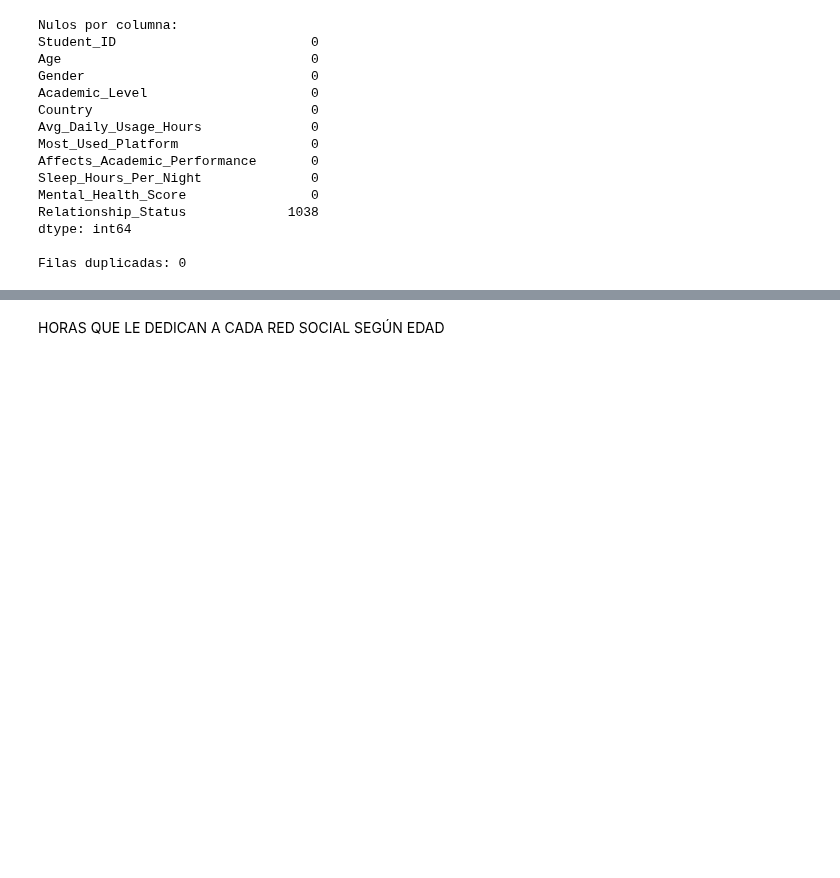
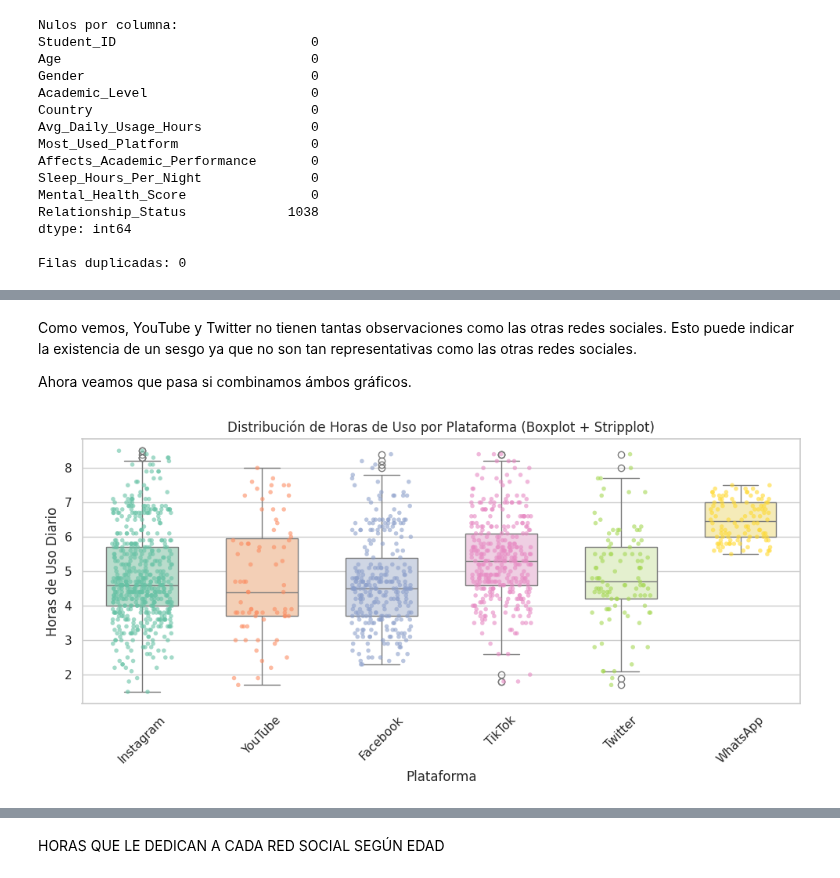
Before and after one commit to Chaile-Mendez/tp-analisis-labo, a Jupyter notebook: TP_GRUPAL.ipynb, the cells around one changed output, grey strips where cells are left out. Saved outputs shown, nothing was run; the diff lists cells and outputs as text; code cells hidden in the pictures; blank space fills up the shorter version.

```diff
--- a/TP_GRUPAL.ipynb
+++ b/TP_GRUPAL.ipynb
@@ -419,0 +372,45 @@ display(cuadro_por_edad_formateado)
+# %% [markdown]
+Como vemos, YouTube y Twitter no tienen tantas observaciones como las otras redes sociales. Esto puede indicar la existencia de un sesgo ya que no son tan representativas como las otras redes sociales.
+
+
+
+
+
+Ahora veamos que pasa si combinamos ámbos gráficos.
+# %%
+sns.set_theme(style="whitegrid")
+plt.figure(figsize=(10, 5))
+
+# 1. Crear el Boxplot base de fondo
+sns.boxplot(
+    data=df_filtrado,
+    x='Most_Used_Platform',
+    y='Avg_Daily_Usage_Hours',
+    hue='Most_Used_Platform',
+    palette='Pastel2',
+    legend=False,
+    width=0.6
+)
+
+# 2. Superponer el Scatterplot (Stripplot) de los puntos individuales
+sns.stripplot(
+    data=df_filtrado,
+    x='Most_Used_Platform',
+    y='Avg_Daily_Usage_Hours',
+    hue='Most_Used_Platform',
+    palette='Set2',
+    jitter=0.25,
+    size=4,
+    alpha=0.6,
+    legend=False
+)
+
+plt.title('Distribución de Horas de Uso por Plataforma (Boxplot + Stripplot)')
+plt.xlabel('Plataforma')
+plt.ylabel('Horas de Uso Diario')
+plt.xticks(rotation=45)
+
+plt.tight_layout()
+plt.show()
+# %% [output]
+[figure, added]
```
Also changed, not shown: parts of 47 cells of this notebook.
